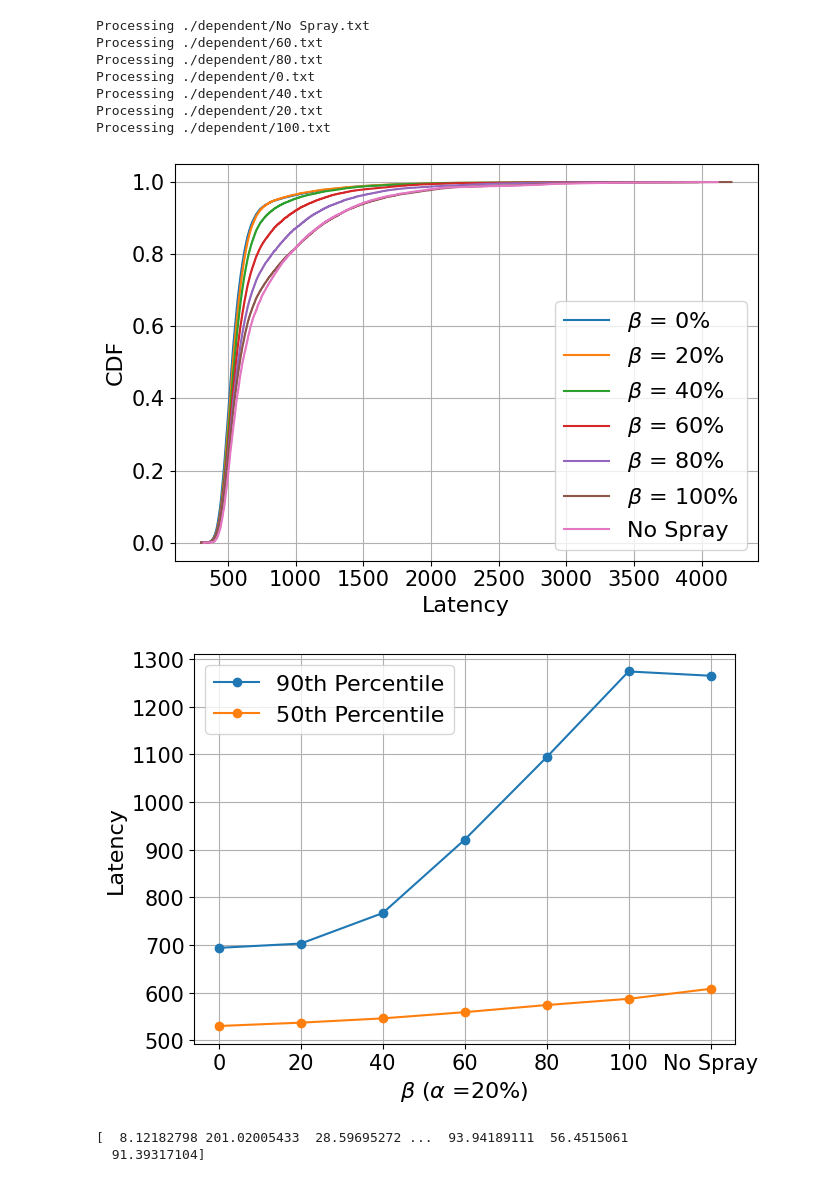
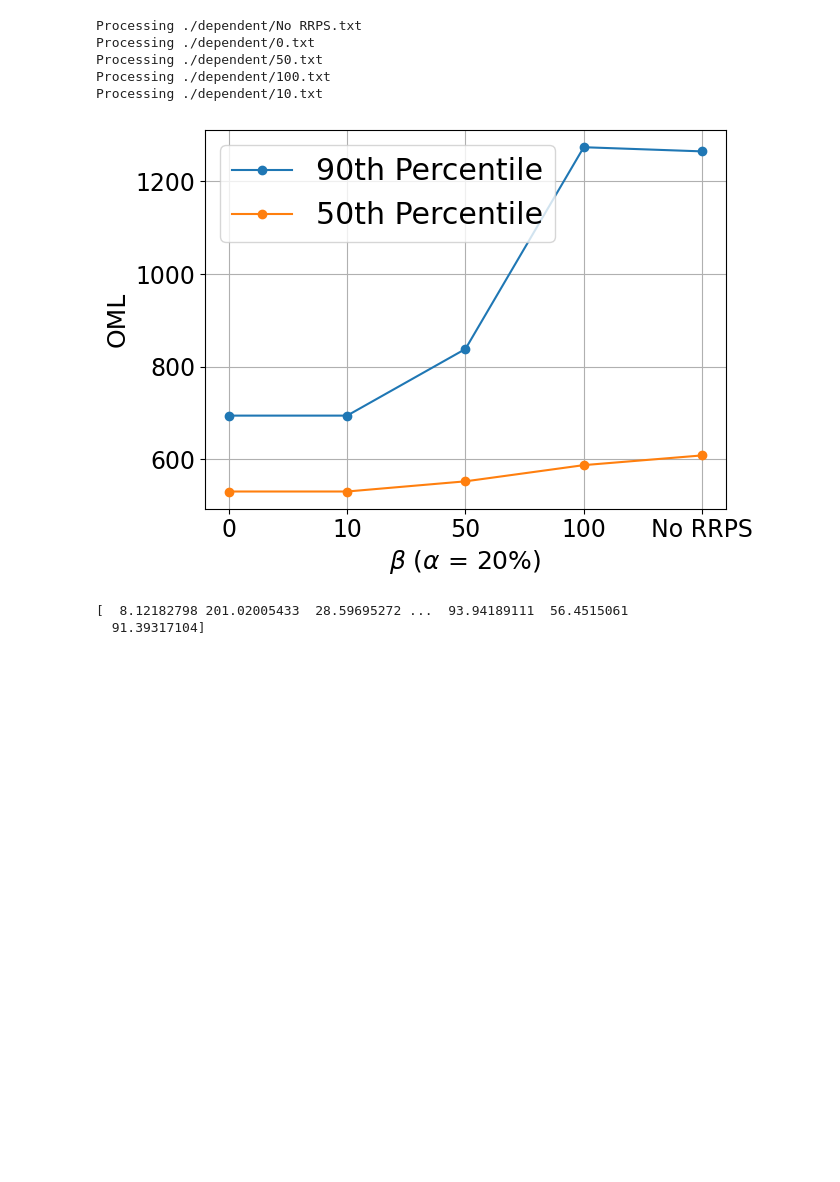
Before and after one commit to Hoooao/py_sim, a Jupyter notebook: analysis/cdf.ipynb, the cells around one changed output. Cells and saved outputs as stored; diff of their text form; code cells hidden in the pictures; blank space fills up the shorter version.

Commit message:
50pct dependent

```diff
--- a/analysis/cdf.ipynb
+++ b/analysis/cdf.ipynb
@@ -6,12 +6,12 @@ import os
 
 
 plt.rcParams.update({
-    'font.size': 16,           # Base font size
-    'axes.titlesize': 16,      # Title font size
-    'axes.labelsize': 16,      # x/y label size
-    'xtick.labelsize': 15,     # Tick label size
-    'ytick.labelsize': 15,
-    'legend.fontsize': 11,
+    'font.size': 18,           # Base font size
+    'axes.titlesize': 18,      # Title font size
+    'axes.labelsize': 18,      # x/y label size
+    'xtick.labelsize': 17,     # Tick label size
+    'ytick.labelsize': 17,
+    'legend.fontsize': 13,
     'figure.titlesize': 18     # Overall figure title (if used)
 })
 
@@ -41,11 +41,19 @@ def plot_cdf(data_with_names):
     plt.figure(figsize=(7, 5))
 
     for name, data in data_with_names:
+        dashed = False
+        if name == "0":
+            dashed = True
         # rename the keys
-        name = "$\\beta$ = "+name+"%" if name.isdigit() else name
+        #name = "$\\beta$ = "+name+"%" if name.isdigit() else name
+        name = "$\\alpha$ = "+name+"%" if name.isdigit() else name
         sorted_data = np.sort(data)
         cdf = np.arange(1, len(sorted_data) + 1) / len(sorted_data)
-        plt.plot(sorted_data, cdf, linestyle='-', label=name)
+        if dashed:
+            # move to front
+            p = plt.plot(sorted_data, cdf, linestyle='--', label=name, linewidth=2, zorder=10)
+        else:
+            plt.plot(sorted_data, cdf, linestyle='-', label=name, linewidth=2)
 
 
     plt.xlabel("Latency")
@@ -69,45 +77,44 @@ def plot_percentile(percentiles, data_with_names):
 
     for percentile in percentiles:
         data = [np.percentile(data, percentile) for _, data in data_with_names]
 
         plt.plot(x, data, marker='o', linestyle='-')
-        plt.xlabel("$\\beta$ ($\\alpha$ =20%)")
-        plt.ylabel(f"Latency")
+        plt.xlabel("$\\beta$ ($\\alpha$ = 20%)")
+        #plt.xlabel("$\\alpha$")
+        plt.ylabel(f"OML")
     plt.grid(True)
-    plt.legend([f"{percentile}th Percentile" for percentile in percentiles], loc='upper left', fontsize='medium')
+    plt.legend([f"{percentile}th Percentile" for percentile in percentiles], loc='upper left', fontsize='large')
     plt.tight_layout()
     plt.savefig(f"latency_percentile.pdf", format='pdf',)
     plt.show()
 
 def main():
     # read all files in the current directory
     data = []
+    allowed_files = ["0.txt", "10.txt", "50.txt", "100.txt", "No RRPS.txt"]
     for root, dirs, files in os.walk("./dependent"):
         for file in files:
-            if file.endswith(".txt") and (not file.split(".")[0].isdigit() or int(file.split(".")[0]) % 20 == 0 or file.endswith("90.txt")):
+            if file in allowed_files:
                 filename = os.path.join(root, file)
                 print(f"Processing {filename}")
                 latencies = extract_latencies(filename)
                 if latencies:
                     data.append((file.split(".")[0],list(latencies.values())))
     # sort based on key, if not int, make it 999
     data = sorted(data, key=lambda x: int(x[0]) if x[0].isdigit() else 999)
 
-    plot_cdf(data)
+    #plot_cdf(data)
     plot_percentile([90, 50],data)
 
 if __name__ == "__main__":
     main()
 # %% [output]
-Processing ./dependent/No Spray.txt
-Processing ./dependent/60.txt
-Processing ./dependent/80.txt
+Processing ./dependent/No RRPS.txt
 Processing ./dependent/0.txt
-Processing ./dependent/40.txt
-Processing ./dependent/20.txt
+Processing ./dependent/50.txt
 Processing ./dependent/100.txt
+Processing ./dependent/10.txt
-[figure, old version]
+[figure, new version]
-[figure, removed]
 # %%
 import re
 import numpy as np
```
Also changed, not shown: 3 other files.
